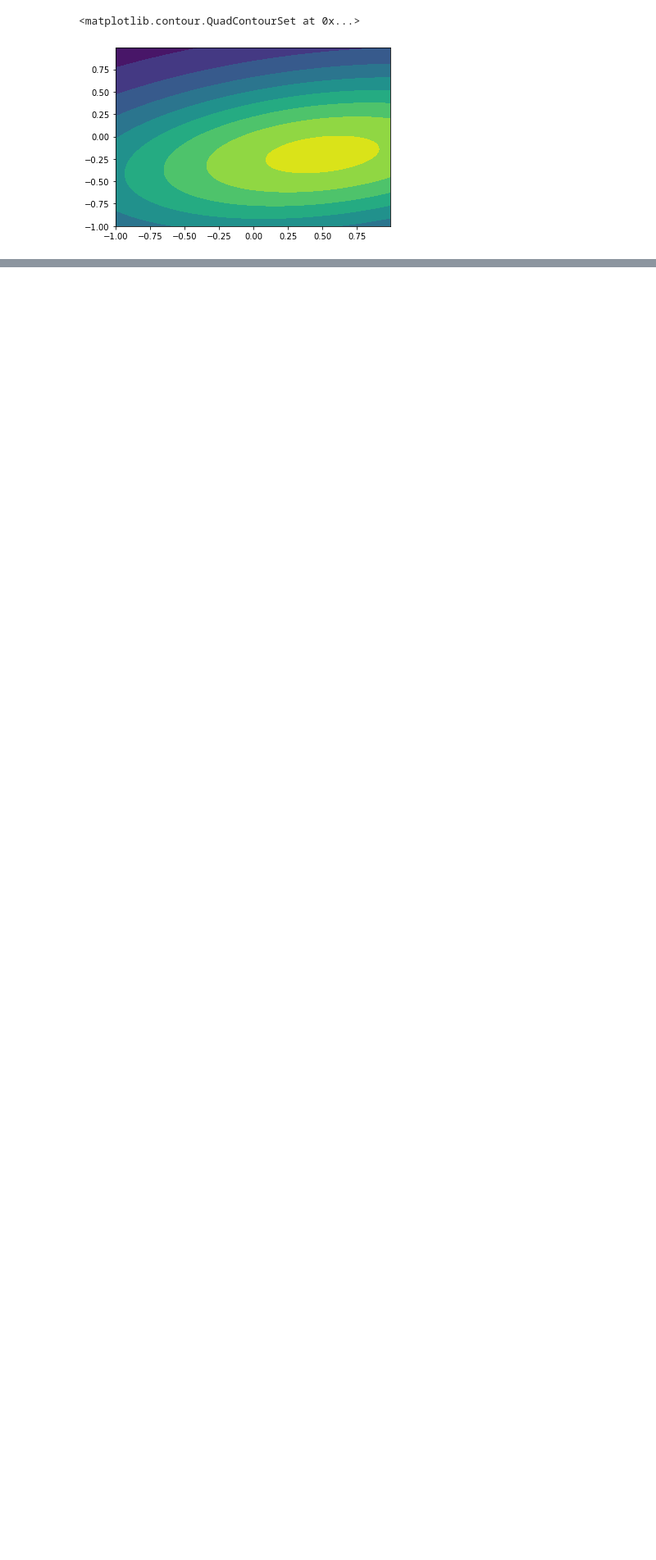
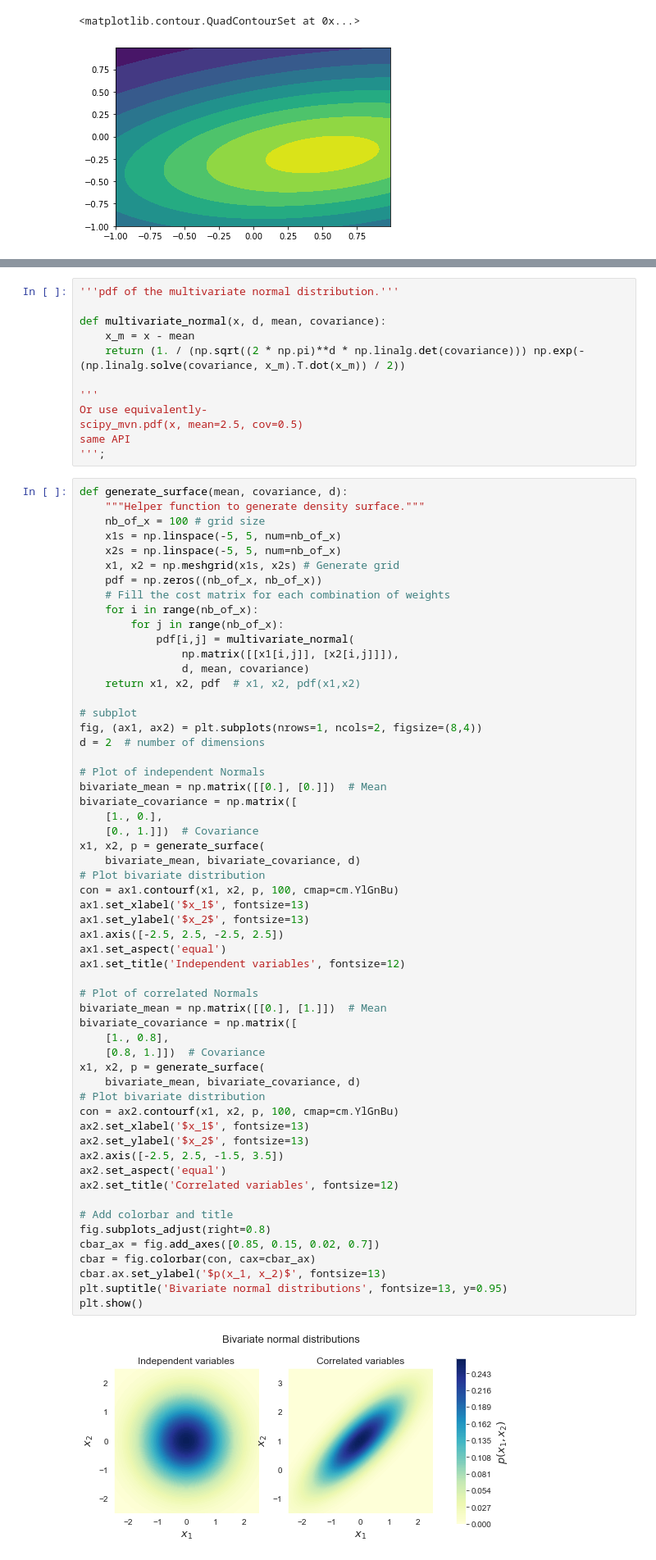
Before and after one commit to rohinarora/EECE5644-Machine_Learning, a Jupyter notebook: L2/gaussian.ipynb, the cells around one changed output, grey strips where cells are left out. Shown at 82% size. Drawn from its saved outputs; the diff is of its cells as text; blank space fills up the shorter version.

```diff
--- a/L2/gaussian.ipynb
+++ b/L2/gaussian.ipynb
@@ -44,0 +87,71 @@ ax2.contourf(x, y, rv.pdf(pos))
+# %%
+'''pdf of the multivariate normal distribution.'''
+
+def multivariate_normal(x, d, mean, covariance):
+    x_m = x - mean
+    return (1. / (np.sqrt((2 * np.pi)**d * np.linalg.det(covariance))) np.exp(-(np.linalg.solve(covariance, x_m).T.dot(x_m)) / 2))
+
+'''
+Or use equivalently-
+scipy_mvn.pdf(x, mean=2.5, cov=0.5)
+same API
+''';
+# %%
+def generate_surface(mean, covariance, d):
+    """Helper function to generate density surface."""
+    nb_of_x = 100 # grid size
+    x1s = np.linspace(-5, 5, num=nb_of_x)
+    x2s = np.linspace(-5, 5, num=nb_of_x)
+    x1, x2 = np.meshgrid(x1s, x2s) # Generate grid
+    pdf = np.zeros((nb_of_x, nb_of_x))
+    # Fill the cost matrix for each combination of weights
+    for i in range(nb_of_x):
+        for j in range(nb_of_x):
+            pdf[i,j] = multivariate_normal(
+                np.matrix([[x1[i,j]], [x2[i,j]]]),
+                d, mean, covariance)
+    return x1, x2, pdf  # x1, x2, pdf(x1,x2)
+
+# subplot
+fig, (ax1, ax2) = plt.subplots(nrows=1, ncols=2, figsize=(8,4))
+d = 2  # number of dimensions
+
+# Plot of independent Normals
+bivariate_mean = np.matrix([[0.], [0.]])  # Mean
+bivariate_covariance = np.matrix([
+    [1., 0.],
+    [0., 1.]])  # Covariance
+x1, x2, p = generate_surface(
+    bivariate_mean, bivariate_covariance, d)
+# Plot bivariate distribution
+con = ax1.contourf(x1, x2, p, 100, cmap=cm.YlGnBu)
+ax1.set_xlabel('$x_1$', fontsize=13)
+ax1.set_ylabel('$x_2$', fontsize=13)
+ax1.axis([-2.5, 2.5, -2.5, 2.5])
+ax1.set_aspect('equal')
+ax1.set_title('Independent variables', fontsize=12)
+
+# Plot of correlated Normals
+bivariate_mean = np.matrix([[0.], [1.]])  # Mean
+bivariate_covariance = np.matrix([
+    [1., 0.8],
+    [0.8, 1.]])  # Covariance
+x1, x2, p = generate_surface(
+    bivariate_mean, bivariate_covariance, d)
+# Plot bivariate distribution
+con = ax2.contourf(x1, x2, p, 100, cmap=cm.YlGnBu)
+ax2.set_xlabel('$x_1$', fontsize=13)
+ax2.set_ylabel('$x_2$', fontsize=13)
+ax2.axis([-2.5, 2.5, -1.5, 3.5])
+ax2.set_aspect('equal')
+ax2.set_title('Correlated variables', fontsize=12)
+
+# Add colorbar and title
+fig.subplots_adjust(right=0.8)
+cbar_ax = fig.add_axes([0.85, 0.15, 0.02, 0.7])
+cbar = fig.colorbar(con, cax=cbar_ax)
+cbar.ax.set_ylabel('$p(x_1, x_2)$', fontsize=13)
+plt.suptitle('Bivariate normal distributions', fontsize=13, y=0.95)
+plt.show()
+# %% [output]
+[figure, added]
```
Also changed, not shown: parts of 28 cells of this notebook, 28 other files.
